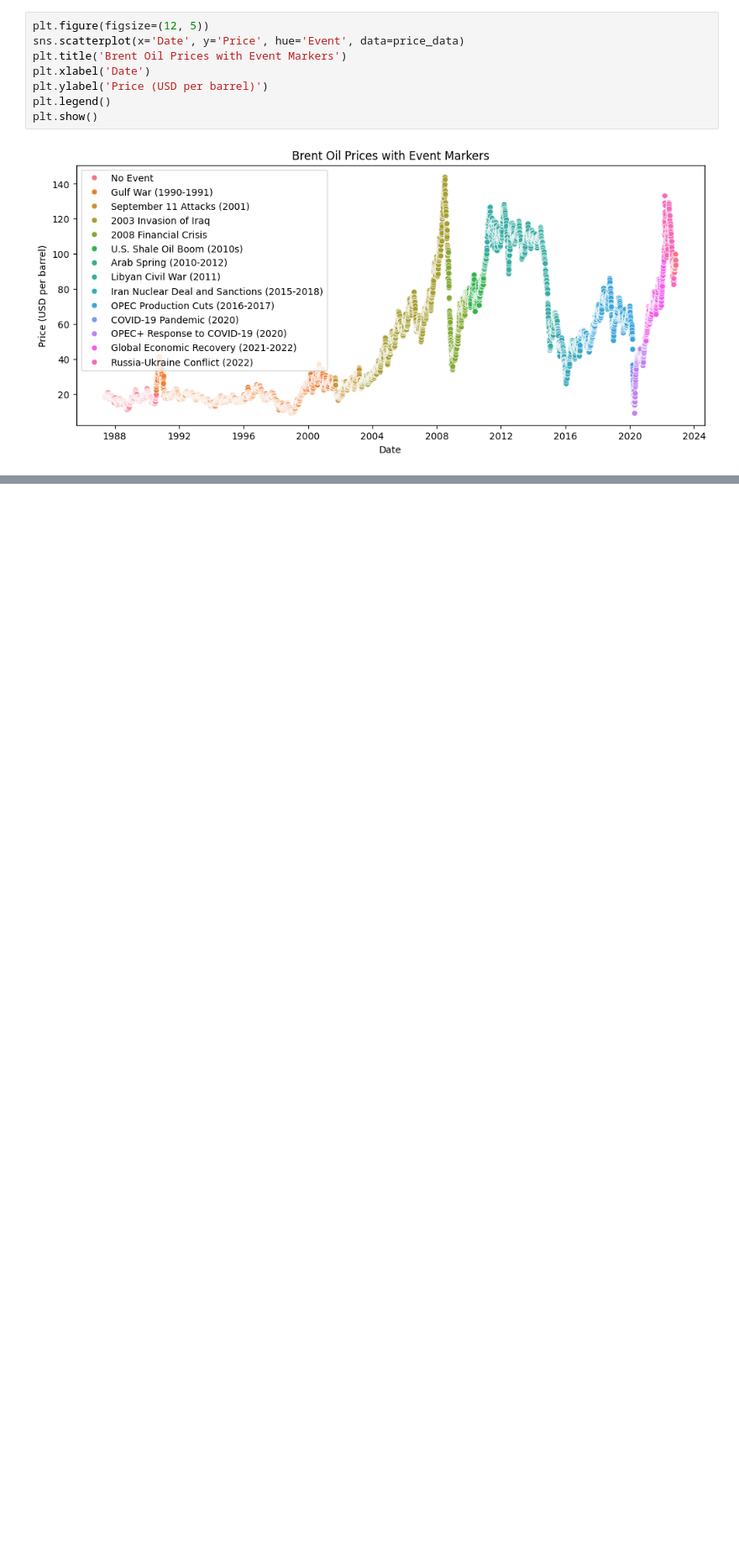
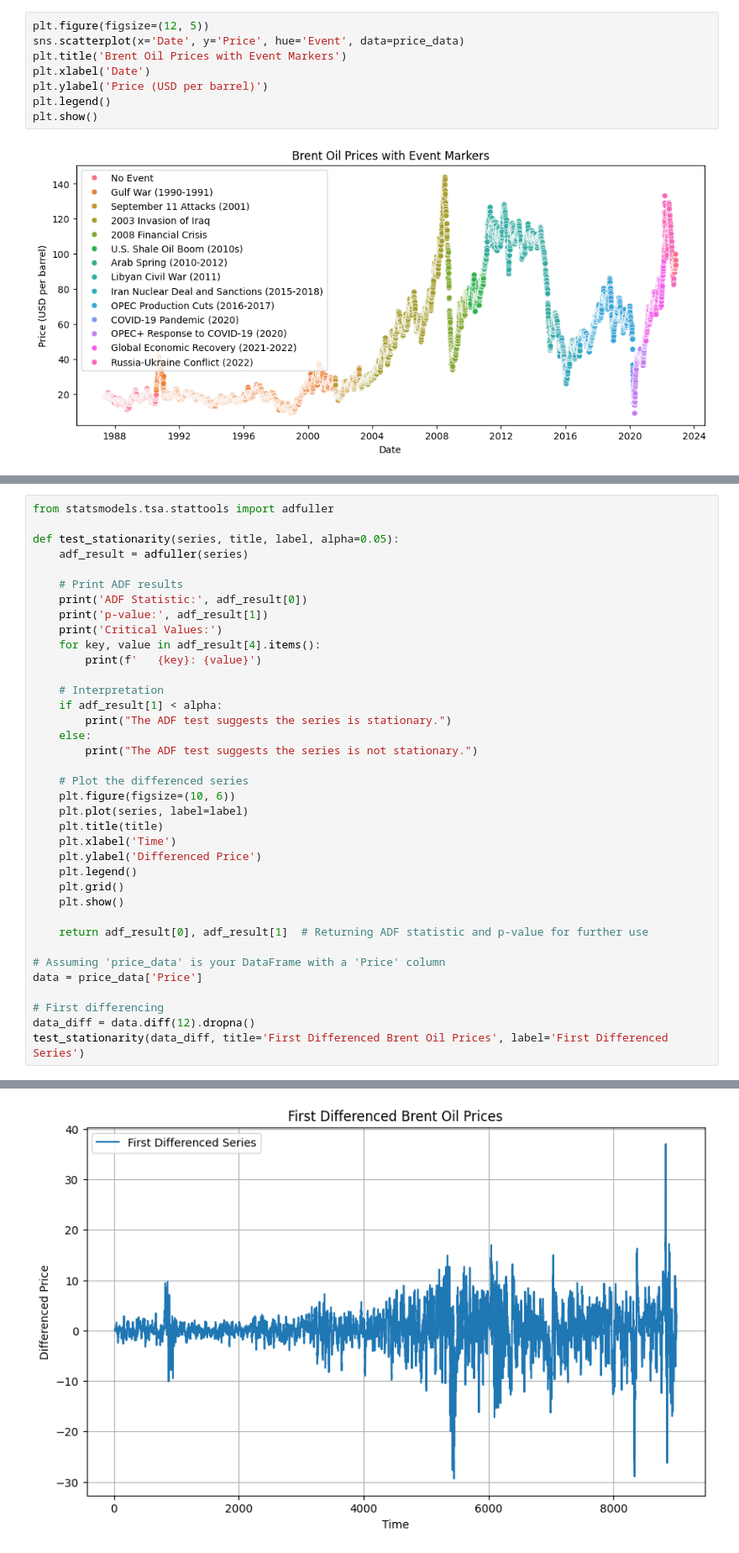
Before and after one commit to ab3lT/10-Academy-Week-10, a Jupyter notebook: notebooks/oil_prince_analysis.ipynb, the cells around one changed output, grey strips where cells are left out. Shown at 84% size. Saved outputs shown, nothing was run; the diff lists cells and outputs as text; blank space fills up the shorter version.

```diff
--- a/notebooks/oil_prince_analysis.ipynb
+++ b/notebooks/oil_prince_analysis.ipynb
@@ -279,0 +307,38 @@ plt.show()
+# %%
+from statsmodels.tsa.stattools import adfuller
+
+def test_stationarity(series, title, label, alpha=0.05):
+    adf_result = adfuller(series)
+
+    # Print ADF results
+    print('ADF Statistic:', adf_result[0])
+    print('p-value:', adf_result[1])
+    print('Critical Values:')
+    for key, value in adf_result[4].items():
+        print(f'   {key}: {value}')
+
+    # Interpretation
+    if adf_result[1] < alpha:
+        print("The ADF test suggests the series is stationary.")
+    else:
+        print("The ADF test suggests the series is not stationary.")
+
+    # Plot the differenced series
+    plt.figure(figsize=(10, 6))
+    plt.plot(series, label=label)
+    plt.title(title)
+    plt.xlabel('Time')
+    plt.ylabel('Differenced Price')
+    plt.legend()
+    plt.grid()
+    plt.show()
+
+    return adf_result[0], adf_result[1]  # Returning ADF statistic and p-value for further use
+
+# Assuming 'price_data' is your DataFrame with a 'Price' column
+data = price_data['Price']
+
+# First differencing
+data_diff = data.diff(12).dropna()
+test_stationarity(data_diff, title='First Differenced Brent Oil Prices', label='First Differenced Series')
+# %% [output]
@@ -279,0 +352 @@ plt.show()
+[figure, added]
```
Also changed, not shown: parts of 4 cells of this notebook.
